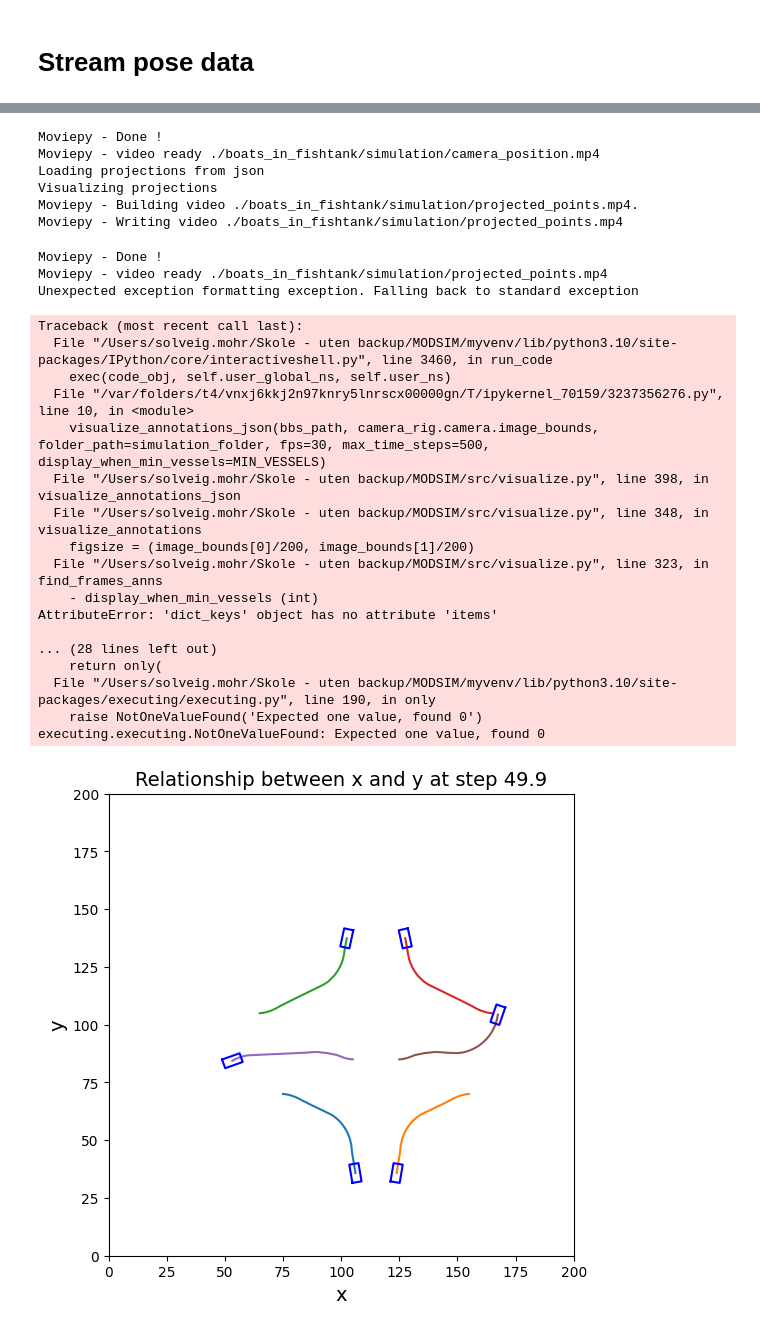
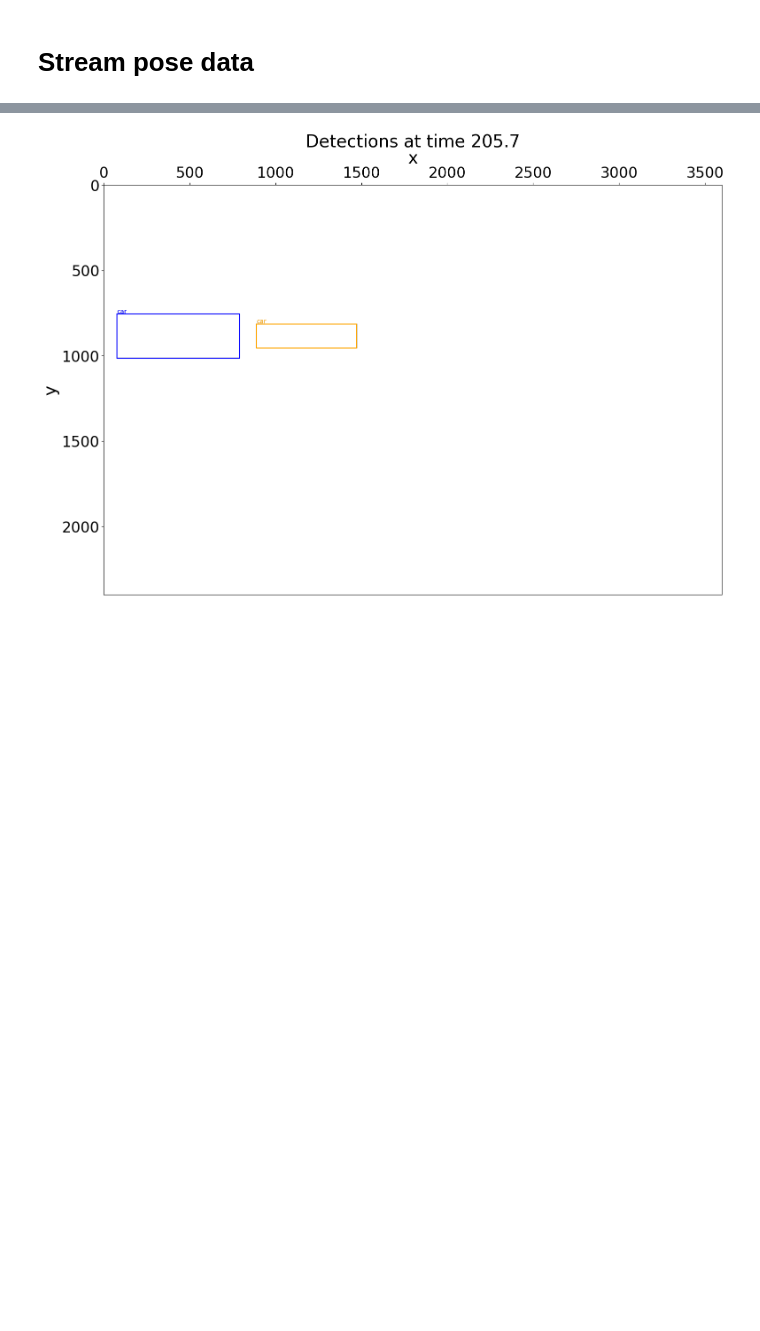
Before and after one commit to andreajessen/MODSIM, a Jupyter notebook: src/MODSIM_w_pose_data.ipynb, the cells around one changed output, grey strips where cells are left out. Cells and saved outputs as stored; diff of their text form; code cells hidden in the pictures; blank space fills up the shorter version.

```diff
--- a/src/MODSIM_w_pose_data.ipynb
+++ b/src/MODSIM_w_pose_data.ipynb
@@ -22,7 +22,10 @@ simulation_folder = './boats_in_fishtank/simulation/'
 ERROR_CONFIG_PATH = 'detector_stats_config.yaml'
 WRITE_TO_JSON = True
 VISUALIZE=True
-CALCULATE = True
+CALCULATE = False
+MIN_VESSELS = 1
+MAX_TIME_STEPS = 5000
+FPS = 10
 # %%
 # Camera types: 'STATIC_LEGACY', 'DYNAMIC'
 STATIC_LEGACY = 'STATIC_LEGACY'
@@ -96,13 +99,12 @@ for i, t in enumerate(time_stream):
 # %%
 # Visualize from json files
 if VISUALIZE:
-    MIN_VESSELS= 1
     pps_path = os.path.join(simulation_folder, 'projectedPoints.json')
-    bbs_path = os.path.join(simulation_folder, 'annotations.json')
-    eBBs_path = os.path.join(simulation_folder, 'detections.json')
-    visualize_dynamic_scene_mov(vessels, folder_path=simulation_folder, fps=10, max_time_steps=500, y_x_lim=200)
-    visualize_camera_pose_in_dsg_mov(camera_rig, vessels, folder_path=simulation_folder, fps=10, max_time_steps=500, y_x_lim=200)
-    visualize_projections_json_mov(pps_path, camera_rig.camera.image_bounds, folder_path=simulation_folder, fps=10, max_time_steps=500, display_when_min_vessels=MIN_VESSELS)
-    visualize_annotations_json(bbs_path, camera_rig.camera.image_bounds, folder_path=simulation_folder, fps=30, max_time_steps=500, display_when_min_vessels=MIN_VESSELS)
-    visualize_detections_json(eBBs_path, camera_rig.camera.image_bounds, show_original_BBS=True, original_BBs_path=bbs_path, folder_path=simulation_folder, fps=30, max_time_steps=500, display_when_min_vessels=MIN_VESSELS)
+    annot_path = os.path.join(simulation_folder, 'annotations.json')
+    detection_path = os.path.join(simulation_folder, 'detections.json')
+    visualize_dynamic_scene_mov(vessels, folder_path=simulation_folder, fps=FPS, max_time_steps=MAX_TIME_STEPS, y_x_lim=200)
+    visualize_camera_pose_in_dsg_mov(camera_rig, vessels, folder_path=simulation_folder, fps=FPS, max_time_steps=MAX_TIME_STEPS, y_x_lim=200)
+    visualize_projections_json_mov(pps_path, camera_rig.camera.image_bounds, folder_path=simulation_folder, fps=FPS, max_time_steps=MAX_TIME_STEPS, display_when_min_vessels=MIN_VESSELS)
+    visualize_annotations_json(annot_path, camera_rig.camera.image_bounds, folder_path=simulation_folder, fps=FPS, max_time_steps=MAX_TIME_STEPS, display_when_min_vessels=MIN_VESSELS)
+    visualize_detections_json(detection_path, camera_rig.camera.image_bounds, show_annotations=True, annotations_path=annot_path, folder_path=simulation_folder, fps=FPS, max_time_steps=MAX_TIME_STEPS, display_when_min_vessels=MIN_VESSELS)
 # %% [output]
@@ -115,27 +115 @@ Moviepy - Writing video ./boats_in_fishtank/simulation/camera_position.mp4
-Moviepy - Done !
-Moviepy - video ready ./boats_in_fishtank/simulation/camera_position.mp4
-Loading projections from json
-Visualizing projections
-Moviepy - Building video ./boats_in_fishtank/simulation/projected_points.mp4.
-Moviepy - Writing video ./boats_in_fishtank/simulation/projected_points.mp4
-Moviepy - Done !
-Moviepy - video ready ./boats_in_fishtank/simulation/projected_points.mp4
-Unexpected exception formatting exception. Falling back to standard exception
-Traceback (most recent call last):
-  File "/Users/solveig.mohr/Skole - uten backup/MODSIM/myvenv/lib/python3.10/site-packages/IPython/core/interactiveshell.py", line 3460, in run_code
-    exec(code_obj, self.user_global_ns, self.user_ns)
-  File "/var/folders/t4/vnxj6kkj2n97knry5lnrscx00000gn/T/ipykernel_70159/3237356276.py", line 10, in <module>
-    visualize_annotations_json(bbs_path, camera_rig.camera.image_bounds, folder_path=simulation_folder, fps=30, max_time_steps=500, display_when_min_vessels=MIN_VESSELS)
-  File "/Users/solveig.mohr/Skole - uten backup/MODSIM/src/visualize.py", line 398, in visualize_annotations_json
-  File "/Users/solveig.mohr/Skole - uten backup/MODSIM/src/visualize.py", line 348, in visualize_annotations
-    figsize = (image_bounds[0]/200, image_bounds[1]/200)
-  File "/Users/solveig.mohr/Skole - uten backup/MODSIM/src/visualize.py", line 323, in find_frames_anns
-    - display_when_min_vessels (int)
-AttributeError: 'dict_keys' object has no attribute 'items'
-
-... (28 lines left out)
-    return only(
-  File "/Users/solveig.mohr/Skole - uten backup/MODSIM/myvenv/lib/python3.10/site-packages/executing/executing.py", line 190, in only
-    raise NotOneValueFound('Expected one value, found 0')
-executing.executing.NotOneValueFound: Expected one value, found 0
-[figure, old version]
+[figure, new version]
```
Also changed, not shown: parts of 1 cell of this notebook, 1 other file.
